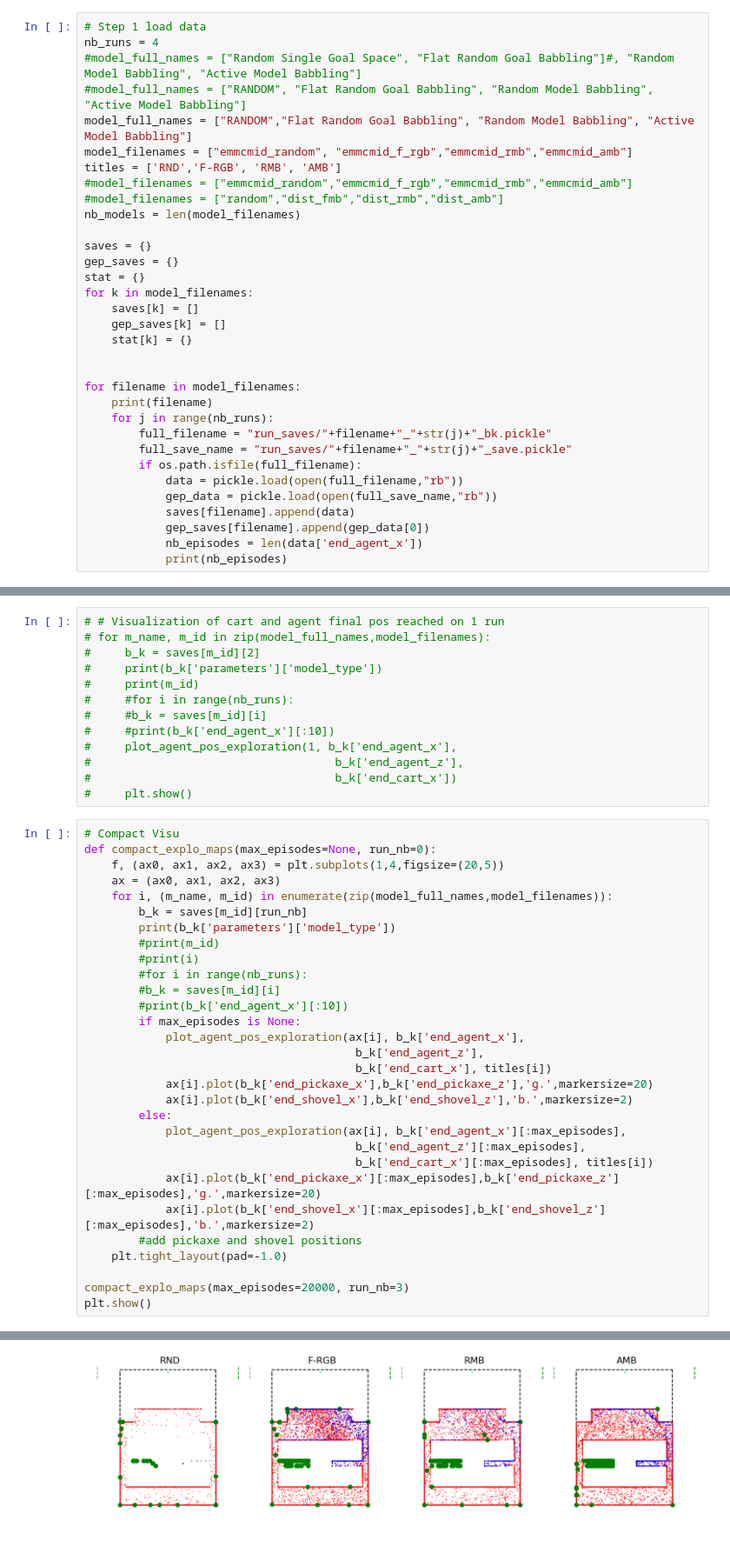
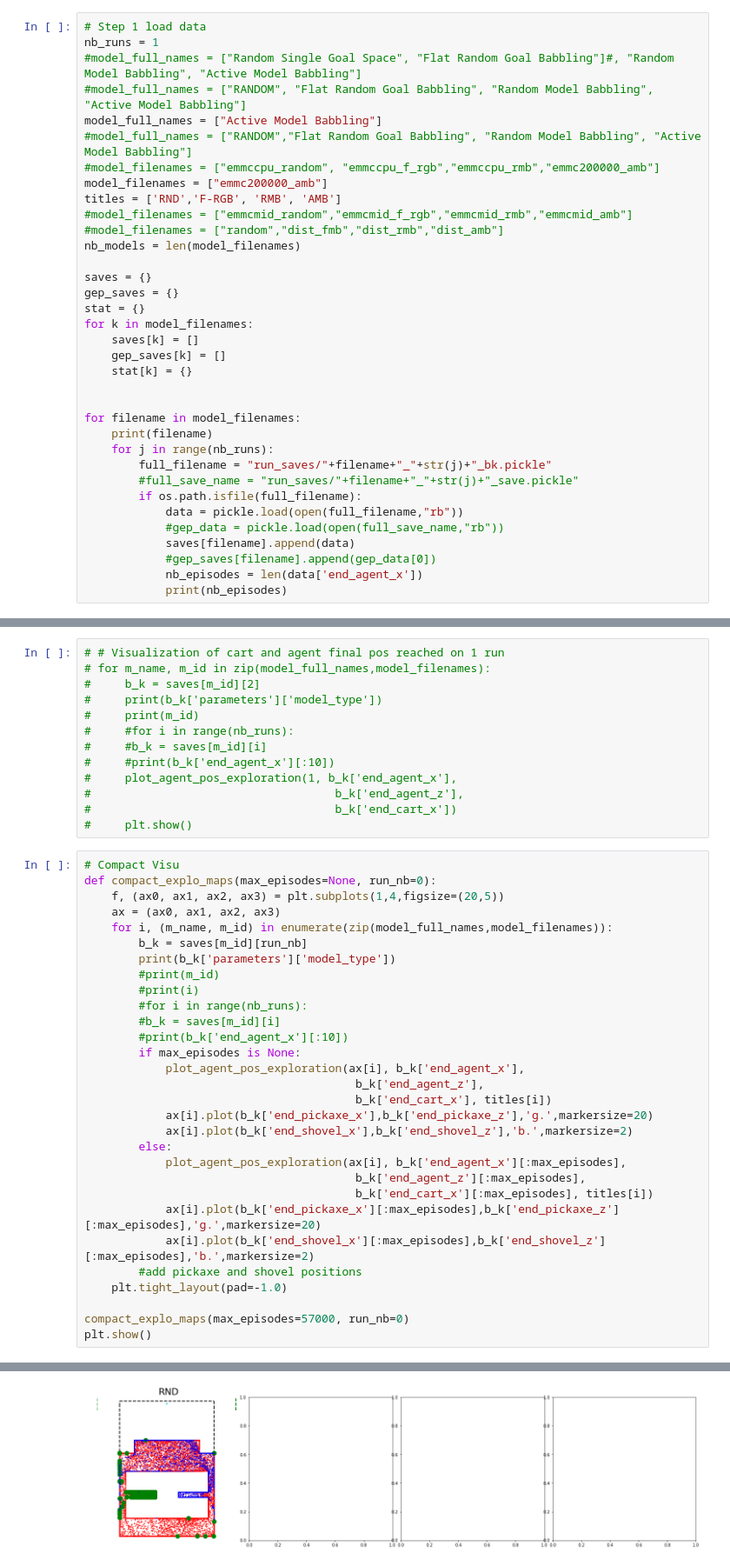
Before and after one commit to rPortelas/malmo_mountain_cart, a Jupyter notebook: data_visualization_emmc.ipynb, the cells around one changed output, grey strips where cells are left out. Shown at 87% size. Drawn from its saved outputs; the diff is of its cells as text.

Commit message:
update data viz

```diff
--- a/data_visualization_emmc.ipynb
+++ b/data_visualization_emmc.ipynb
@@ -14,11 +14,13 @@ import imageio
 from scipy.spatial import distance
 # %%
 # Step 1 load data
-nb_runs = 4
+nb_runs = 1
 #model_full_names = ["Random Single Goal Space", "Flat Random Goal Babbling"]#, "Random Model Babbling", "Active Model Babbling"]
 #model_full_names = ["RANDOM", "Flat Random Goal Babbling", "Random Model Babbling", "Active Model Babbling"]
-model_full_names = ["RANDOM","Flat Random Goal Babbling", "Random Model Babbling", "Active Model Babbling"]
-model_filenames = ["emmcmid_random", "emmcmid_f_rgb","emmcmid_rmb","emmcmid_amb"]
+model_full_names = ["Active Model Babbling"]
+#model_full_names = ["RANDOM","Flat Random Goal Babbling", "Random Model Babbling", "Active Model Babbling"]
+#model_filenames = ["emmccpu_random", "emmccpu_f_rgb","emmccpu_rmb","emmc200000_amb"]
+model_filenames = ["emmc200000_amb"]
 titles = ['RND','F-RGB', 'RMB', 'AMB']
 #model_filenames = ["emmcmid_random","emmcmid_f_rgb","emmcmid_rmb","emmcmid_amb"]
 #model_filenames = ["random","dist_fmb","dist_rmb","dist_amb"]
@@ -37,12 +39,12 @@ for filename in model_filenames:
     print(filename)
     for j in range(nb_runs):
         full_filename = "run_saves/"+filename+"_"+str(j)+"_bk.pickle"
-        full_save_name = "run_saves/"+filename+"_"+str(j)+"_save.pickle"
+        #full_save_name = "run_saves/"+filename+"_"+str(j)+"_save.pickle"
         if os.path.isfile(full_filename):
             data = pickle.load(open(full_filename,"rb"))
-            gep_data = pickle.load(open(full_save_name,"rb"))
+            #gep_data = pickle.load(open(full_save_name,"rb"))
             saves[filename].append(data)
-            gep_saves[filename].append(gep_data[0])
+            #gep_saves[filename].append(gep_data[0])
             nb_episodes = len(data['end_agent_x'])
             print(nb_episodes)
 # %% [output]
@@ -150,6 +134,6 @@ def compact_explo_maps(max_episodes=None, run_nb=0):
         #add pickaxe and shovel positions
     plt.tight_layout(pad=-1.0)
 
-compact_explo_maps(max_episodes=20000, run_nb=3)
+compact_explo_maps(max_episodes=57000, run_nb=0)
 plt.show()
 # %% [output]
@@ -160,4 +149,4 @@ active_modular
-[figure, old version]
+[figure, new version]
 # %%
 # # GIF out of compact vizu
 # step_size = 1000
```
Also changed, not shown: parts of 11 cells of this notebook, 2 other files.
